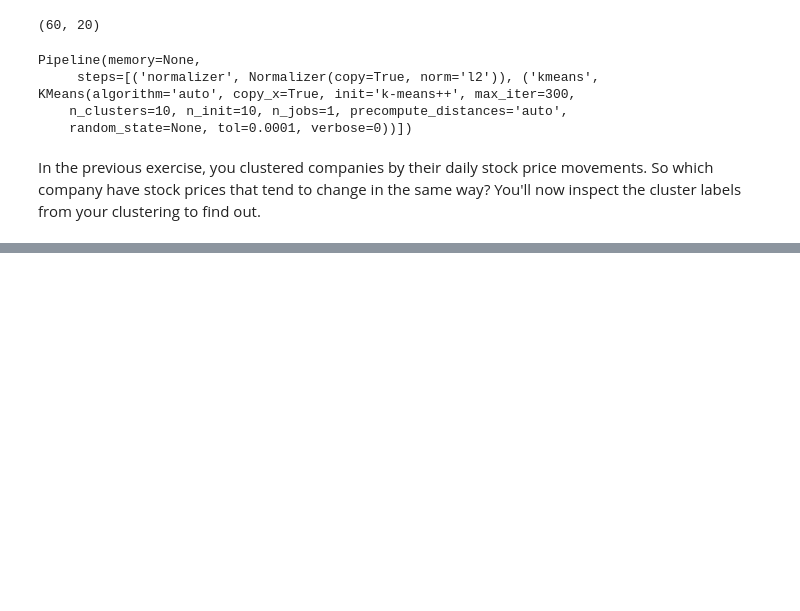
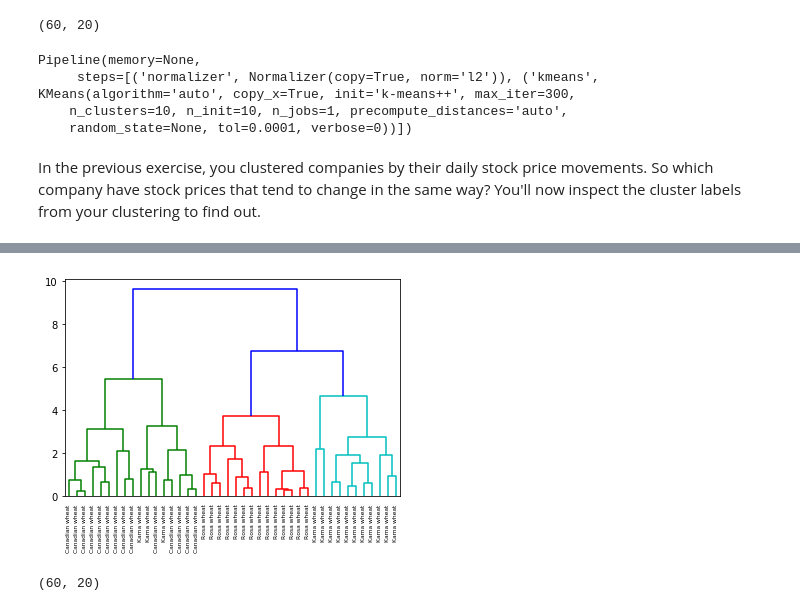
Before and after one commit to alsnkline/Springb, a Jupyter notebook: Reference/SB DC Unsupervised Learning.ipynb, the cells around one changed output, grey strips where cells are left out. Cells and saved outputs as stored; diff of their text form; code cells hidden in the pictures; blank space fills up the shorter version.

```diff
--- a/Reference/SB DC Unsupervised Learning.ipynb
+++ b/Reference/SB DC Unsupervised Learning.ipynb
@@ -350,0 +360,26 @@ print(df.sort_values('labels'))
+# %%
+samples = pd.read_csv('data/ml_clustering_hc_samples.csv',delimiter=",",names=[x for x in range(8)], index_col=False)
+types = ['Kama wheat','Rosa wheat','Canadian wheat']
+samples['variety'] = samples[7].apply(lambda x: types[x-1])
+#samples.iloc[:,:7]
+# %%
+# Perform the necessary imports
+from scipy.cluster.hierarchy import linkage, dendrogram
+import matplotlib.pyplot as plt
+
+# Calculate the linkage: mergings
+mergings = linkage(samples.iloc[:,:7], method='complete')
+
+# Plot the dendrogram, using varieties as labels
+dendrogram(mergings,
+           labels=samples['variety'].values,
+           leaf_rotation=90,
+           leaf_font_size=6,
+)
+plt.show()
+# %% [output]
+[figure, added]
+# %%
+stock.shape
+# %% [output]
+(60, 20)
```
Also changed, not shown: parts of 58 cells of this notebook, 5 other files.
